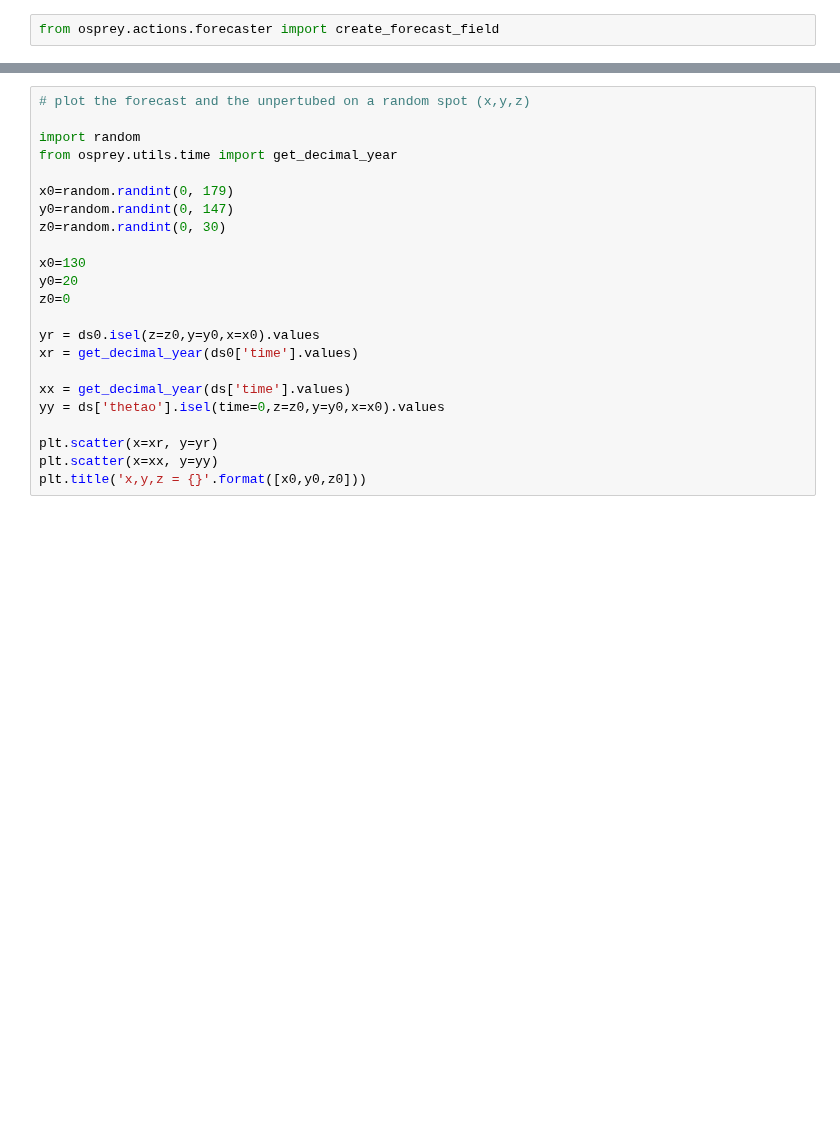
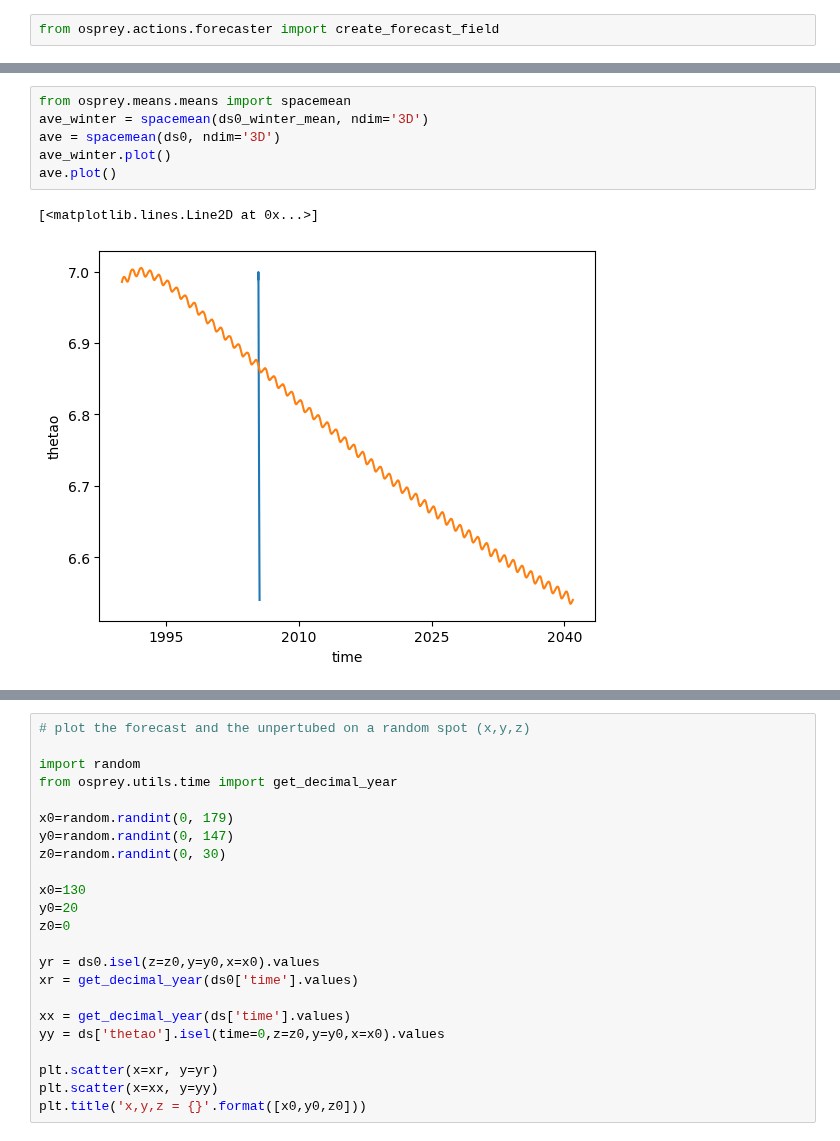
Before and after one commit to asozza/stece, a Jupyter notebook: osprey/notebooks/test_EOF_def.ipynb, the cells around one changed output, grey strips where cells are left out. Cells and saved outputs as stored; diff of their text form; blank space fills up the shorter version.

```diff
--- a/osprey/notebooks/test_EOF_def.ipynb
+++ b/osprey/notebooks/test_EOF_def.ipynb
@@ -29,0 +138,9 @@ ds0 = reader_nemo_field(expname='pi00', startyear=1990, endyear=2040, varname='t
+# %%
+from osprey.means.means import spacemean
+ave_winter = spacemean(ds0_winter_mean, ndim='3D')
+ave = spacemean(ds0, ndim='3D')
+ave_winter.plot()
+ave.plot()
+# %% [output]
+[<matplotlib.lines.Line2D at 0x...>]
+[figure, added]
```
Also changed, not shown: parts of 47 cells of this notebook, 10 other files.
